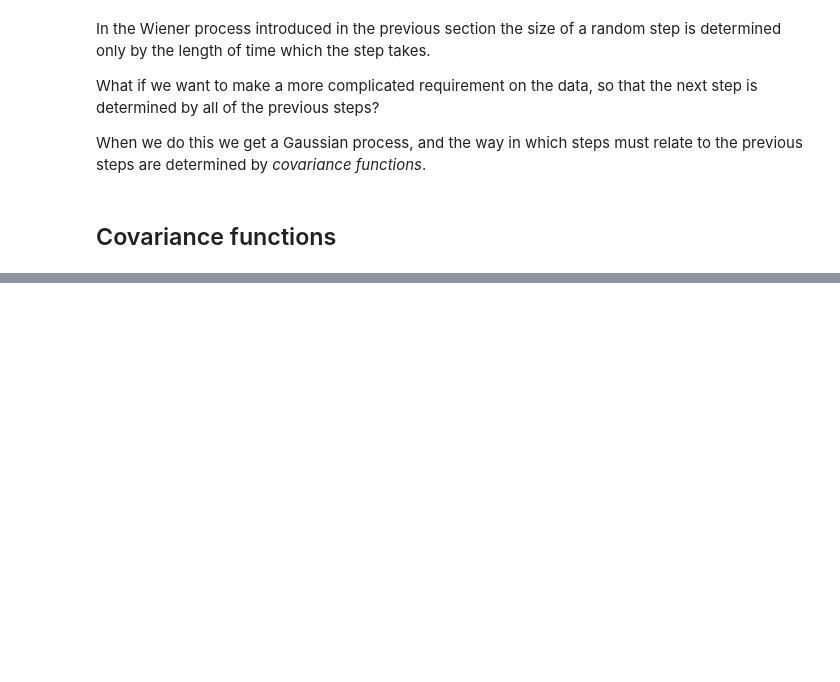
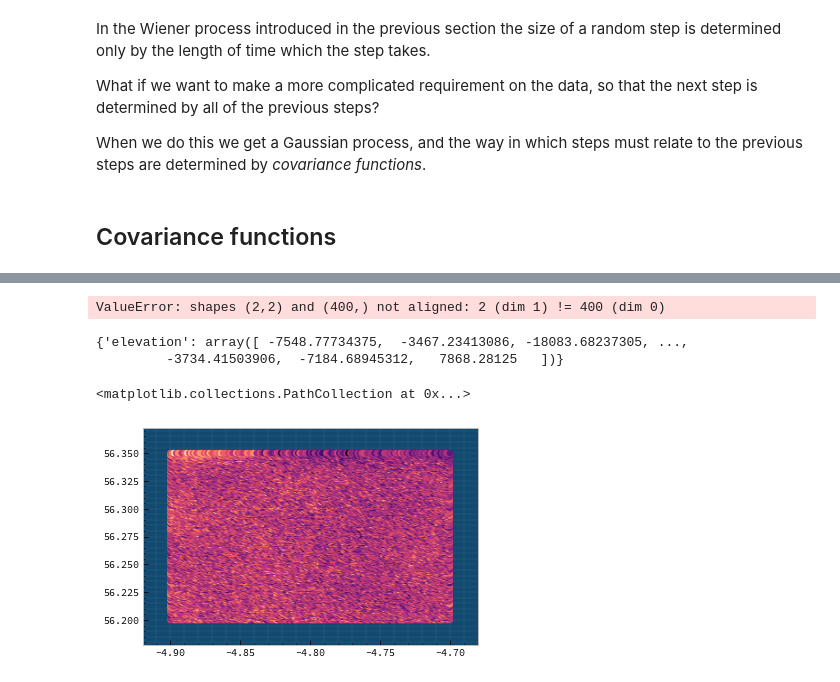
Before and after one commit to transientlunatic/gp-tutorial, a Jupyter notebook: chapters/simple-gp.ipynb, the cells around one changed output, grey strips where cells are left out. Cells and saved outputs as stored; diff of their text form; code cells hidden in the pictures; blank space fills up the shorter version.

```diff
--- a/chapters/simple-gp.ipynb
+++ b/chapters/simple-gp.ipynb
@@ -498,0 +354,2 @@ HTML(anim.to_html5_video())
+# %%
+gp = GaussianProcess(ExponentialQuadratic(length=1, active_dimensions=[0,1]))
@@ -498,0 +358,19 @@ HTML(anim.to_html5_video())
+# %%
+lons_new = np.linspace(-4.9, -4.70, 150)
+lats_new = np.linspace(56.20, 56.35, 150)
+points_new = np.transpose([np.tile(lons_new, len(lats_new)), np.repeat(lats_new, len(lons_new))])
+points_new = pd.DataFrame({"latitude": points_new[:,0], "longitude": points_new[:,1]})
+# %%
+mean, var = gp(points_new, batch_size=20)
+# %% [output]
+ValueError: shapes (2,2) and (400,) not aligned: 2 (dim 1) != 400 (dim 0)
+# %%
+mean
+# %% [output]
+{'elevation': array([ -7548.77734375,  -3467.23413086, -18083.68237305, ...,
+         -3734.41503906,  -7184.68945312,   7868.28125   ])}
+# %%
+plt.scatter(points_new.latitude, points_new.longitude, c=mean['elevation'])
+# %% [output]
+<matplotlib.collections.PathCollection at 0x...>
+[figure, added]
```
Also changed, not shown: parts of 26 cells of this notebook, 1 other file.
